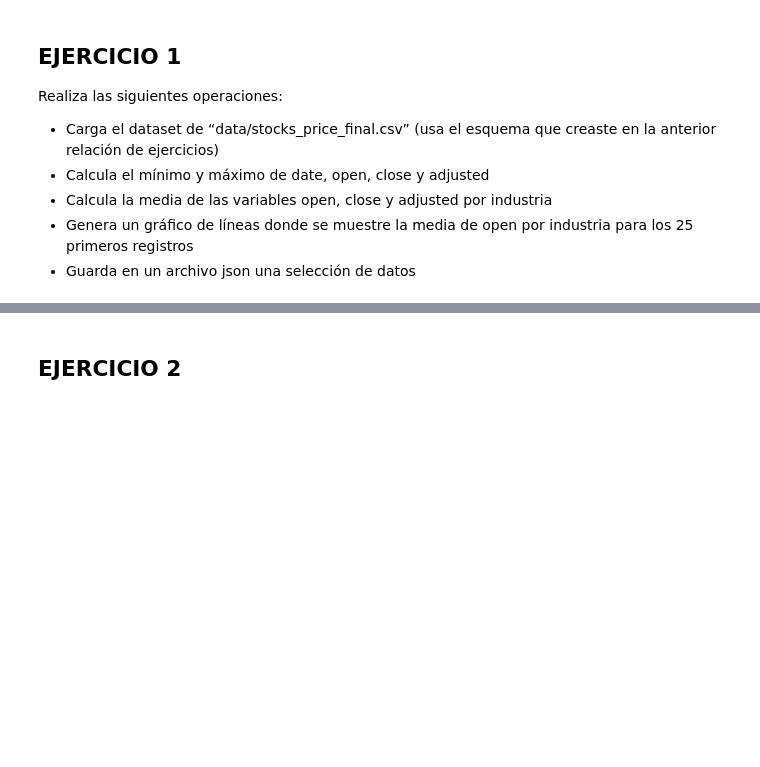
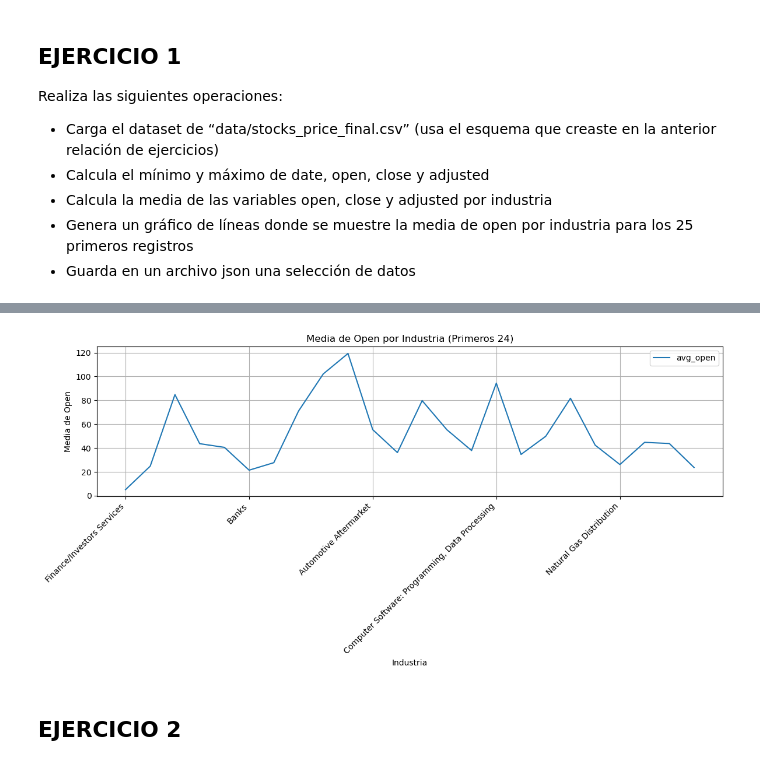
Before and after one commit to jonfdg9/Big-Data, a Jupyter notebook: BD Aplicado/UD 3/BGD_3_11Ejercicios.ipynb, the cells around one changed output, grey strips where cells are left out. Drawn from its saved outputs; the diff is of its cells as text; code cells hidden in the pictures; blank space fills up the shorter version.

```diff
--- a/BD Aplicado/UD 3/BGD_3_11Ejercicios.ipynb
+++ b/BD Aplicado/UD 3/BGD_3_11Ejercicios.ipynb
@@ -29,3 +30,23 @@ Realiza las siguientes operaciones:
 * Calcula la media de las variables open, close y adjusted por industria
 * Genera un gráfico de líneas donde se muestre la media de open por industria para los 25 primeros registros
 * Guarda en un archivo json una selección de datos
+# %%
+schema = StructType([
+    StructField("id", IntegerType(), True),
+    StructField("symbol", StringType(), True),
+    StructField("date", StringType(), True),
+    StructField("open", DoubleType(), True),
+    StructField("high", DoubleType(), True),
+    StructField("low", DoubleType(), True),
+    StructField("close", DoubleType(), True),
+    StructField("volume", IntegerType(), True),
+    StructField("adjusted", DoubleType(), True),
+    StructField("market.cap", StringType(), True),
+    StructField("sector", StringType(), True),
+    StructField("industry", StringType(), True),
+    StructField("exchange", StringType(), True)
+])
+
+
+df1 = spark.read.csv("./stocks_price_final.csv", header=True, schema=schema)
+df1.show()
@@ -31,0 +120,15 @@ Realiza las siguientes operaciones:
+# %%
+# Genera un gráfico de líneas donde se muestre la media de open por industria para los 25 primeros registros
+ax = df1.groupBy("industry").agg(
+    mean("open").alias("avg_open")
+).limit(24).toPandas().plot(kind='line', x='industry', y='avg_open', figsize=(12, 6))
+
+plt.xticks(rotation=45, ha='right')
+plt.xlabel('Industria')
+plt.ylabel('Media de Open')
+plt.title('Media de Open por Industria (Primeros 24)')
+plt.grid(True)
+plt.tight_layout()
+plt.show()
+# %% [output]
+[figure, added]
```
Also changed, not shown: parts of 22 cells of this notebook, 58 other files.
